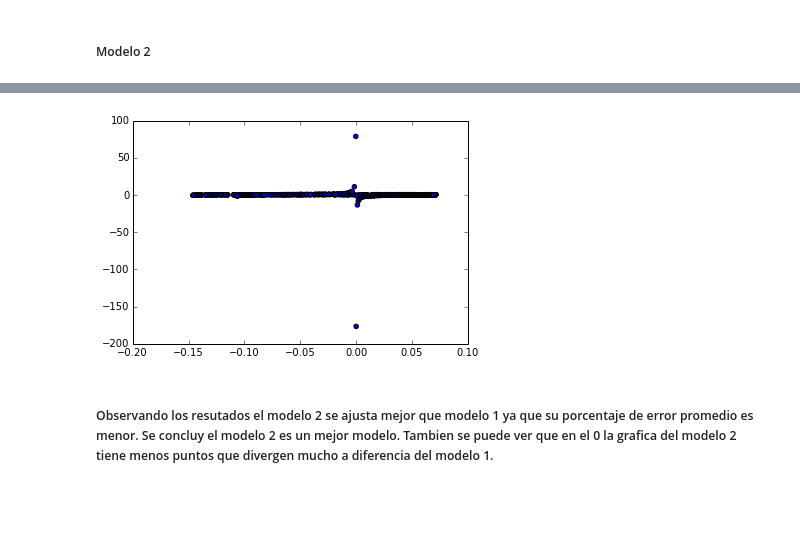
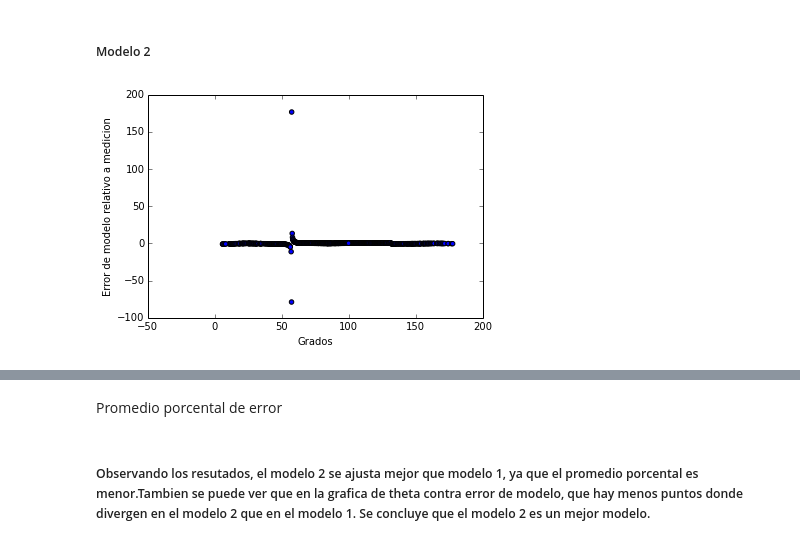
Before and after one commit to JuanDiegoArango/Tarea-4, a Jupyter notebook: Tarea Computacional.ipynb, the cells around one changed output, grey strips where cells are left out. Saved outputs shown, nothing was run; the diff lists cells and outputs as text; code cells hidden in the pictures; blank space fills up the shorter version.

```diff
--- a/Tarea Computacional.ipynb
+++ b/Tarea Computacional.ipynb
@@ -193,8 +199,11 @@ show()
 # %% [markdown]
 ##### Modelo 2
 # %%
-a=Constantes_2[0]*theta**2+Constantes_2[1]*theta+Constantes_2[2]
-print abs((fluctuaciones-a)/fluctuaciones).mean()*100
-scatter(fluctuaciones,(fluctuaciones-a)/fluctuaciones)
+b=Constantes_2[0]*theta**2+Constantes_2[1]*theta+Constantes_2[2]
+scatter(theta,abs(b-fluctuaciones)/fluctuaciones)
+xlabel('Grados')
+ylabel('Error de modelo relativo a medicion')
 show()
+abs((fluctuaciones-b)/fluctuaciones).mean()*100
 # %% [output]
+[figure, new version]
@@ -202,3 +211,4 @@ show()
-[figure, old version]
+# %% [markdown]
+Promedio porcental de error
 # %% [markdown]
-##### Observando los resutados el modelo 2 se ajusta mejor que modelo 1 ya que su porcentaje de error promedio es menor. Se concluy el modelo 2 es un mejor modelo. Tambien se puede ver que en el 0 la grafica del modelo 2 tiene menos puntos que divergen mucho a diferencia del modelo 1.
+##### Observando los resutados, el modelo 2 se ajusta mejor que modelo 1, ya que el promedio porcental es menor.Tambien se puede ver que en la grafica de theta contra error de modelo, que hay menos puntos donde divergen en el modelo 2 que en el modelo 1. Se concluye que el modelo 2 es un mejor modelo.
```
Also changed, not shown: parts of 6 cells of this notebook.
